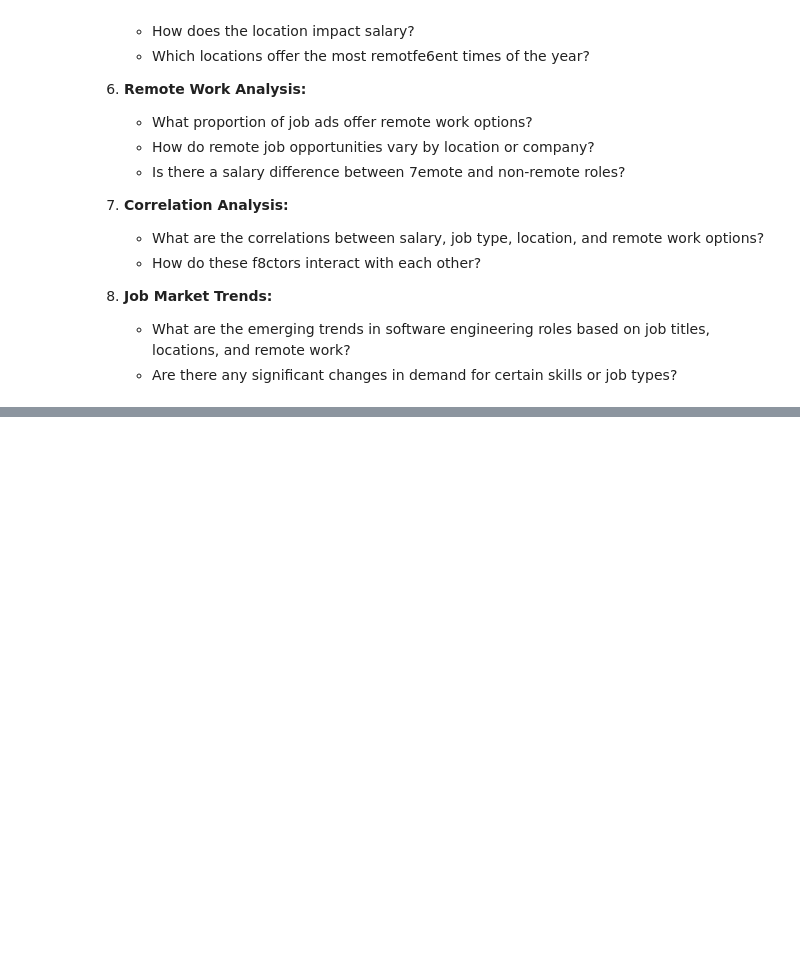
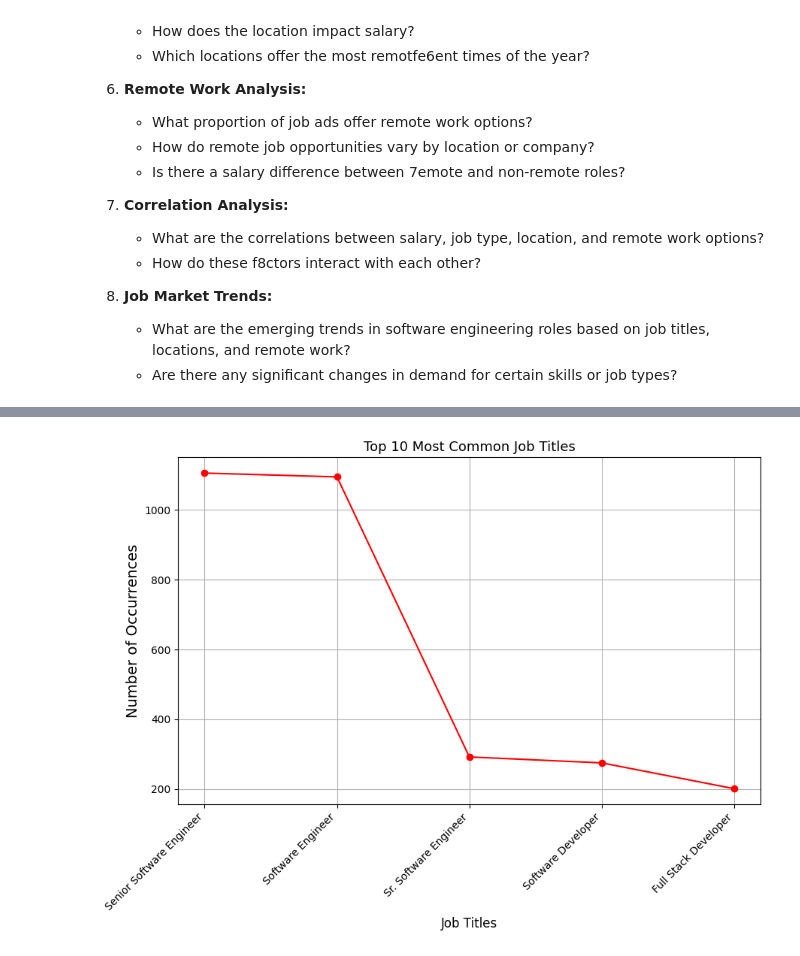
Before and after one commit to LeoIvin/US-SWE-Job-Posting-Analysis, a Jupyter notebook: analysis.ipynb, the cells around one changed output, grey strips where cells are left out. Cells and saved outputs as stored; diff of their text form; code cells hidden in the pictures; blank space fills up the shorter version.

```diff
--- a/analysis.ipynb
+++ b/analysis.ipynb
@@ -120,0 +153,13 @@ data.head(50)
+# %%
+# Plotting the line chart
+plt.figure(figsize=(10, 6))
+plt.plot(common_titles.index, common_titles.values, marker='o', linestyle='-', color='r')
+
+# Adding titles and labels
+plt.title('Top 10 Most Common Job Titles', fontsize=13)
+plt.xlabel('Job Titles', fontsize=12)
+plt.ylabel('Number of Occurrences', fontsize=14)
+plt.xticks(rotation=45, ha='right')  # Rotate x-axis labels for better readability
+plt.grid(True)
+# %% [output]
+[figure, added]
```
Also changed, not shown: parts of 16 cells of this notebook.
